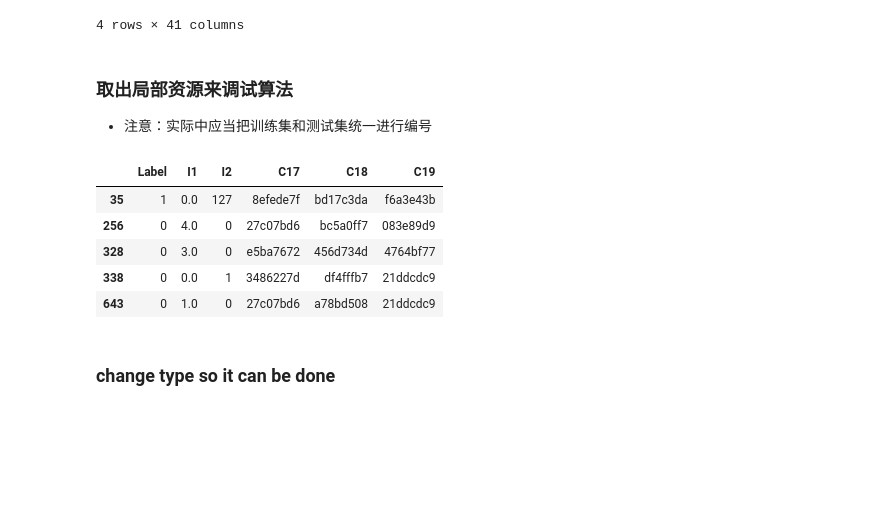
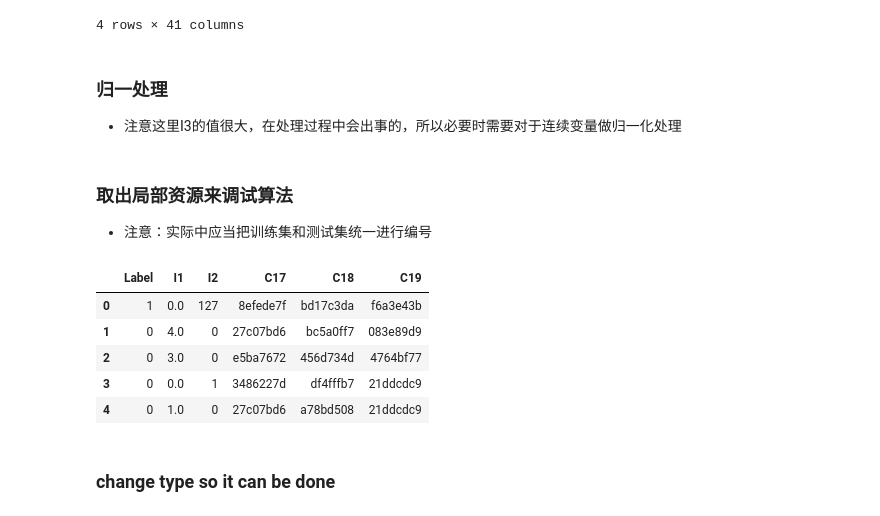
Before and after one commit to anxu5829/ffmInPython, a Jupyter notebook: ffmVersion2.0_mxnetScratchVersion.ipynb, the cells around one changed output. Saved outputs shown, nothing was run; the diff lists cells and outputs as text; code cells hidden in the pictures; blank space fills up the shorter version.

```diff
--- a/ffmVersion2.0_mxnetScratchVersion.ipynb
+++ b/ffmVersion2.0_mxnetScratchVersion.ipynb
@@ -209,3 +212,6 @@ trainSet.head(4)
 | 328 | 10000328 | 0 | 3.0 | 0 | 27.0 | 26.0 | 25.0 | 37.0 | 14.0 | 22.0 | ... | ... |
 | 338 | 10000338 | 0 | 0.0 | 1 | 2.0 | 14.0 | 2109.0 | 43.0 | 7.0 | 18.0 | ... | ... |
 4 rows × 41 columns
+# %% [markdown]
+### 归一处理
+- 注意这里I3的值很大，在处理过程中会出事的，所以必要时需要对于连续变量做归一化处理
@@ -214,14 +222,15 @@ trainSet.head(4)
 - 注意：实际中应当把训练集和测试集统一进行编号
 # %%
 trainSet = trainSet.loc[:,['Label','I1','I2','C17','C18','C19']].head()
-trainSet.head()
+trainSet.reset_index(inplace=True,drop=True)
+trainSet
 # %% [output]
 |  | Label | I1 | I2 | C17 | C18 | C19 |
-| 35 | 1 | 0.0 | 127 | 8efede7f | bd17c3da | f6a3e43b |
-| 256 | 0 | 4.0 | 0 | 27c07bd6 | bc5a0ff7 | 083e89d9 |
-| 328 | 0 | 3.0 | 0 | e5ba7672 | 456d734d | 4764bf77 |
-| 338 | 0 | 0.0 | 1 | 3486227d | df4fffb7 | 21ddcdc9 |
-| 643 | 0 | 1.0 | 0 | 27c07bd6 | a78bd508 | 21ddcdc9 |
+| 0 | 1 | 0.0 | 127 | 8efede7f | bd17c3da | f6a3e43b |
+| 1 | 0 | 4.0 | 0 | 27c07bd6 | bc5a0ff7 | 083e89d9 |
+| 2 | 0 | 3.0 | 0 | e5ba7672 | 456d734d | 4764bf77 |
+| 3 | 0 | 0.0 | 1 | 3486227d | df4fffb7 | 21ddcdc9 |
+| 4 | 0 | 1.0 | 0 | 27c07bd6 | a78bd508 | 21ddcdc9 |
 # %% [markdown]
 ### change type so it can be done
 # %%
```
Also changed, not shown: parts of 31 cells of this notebook, 3 other files.
